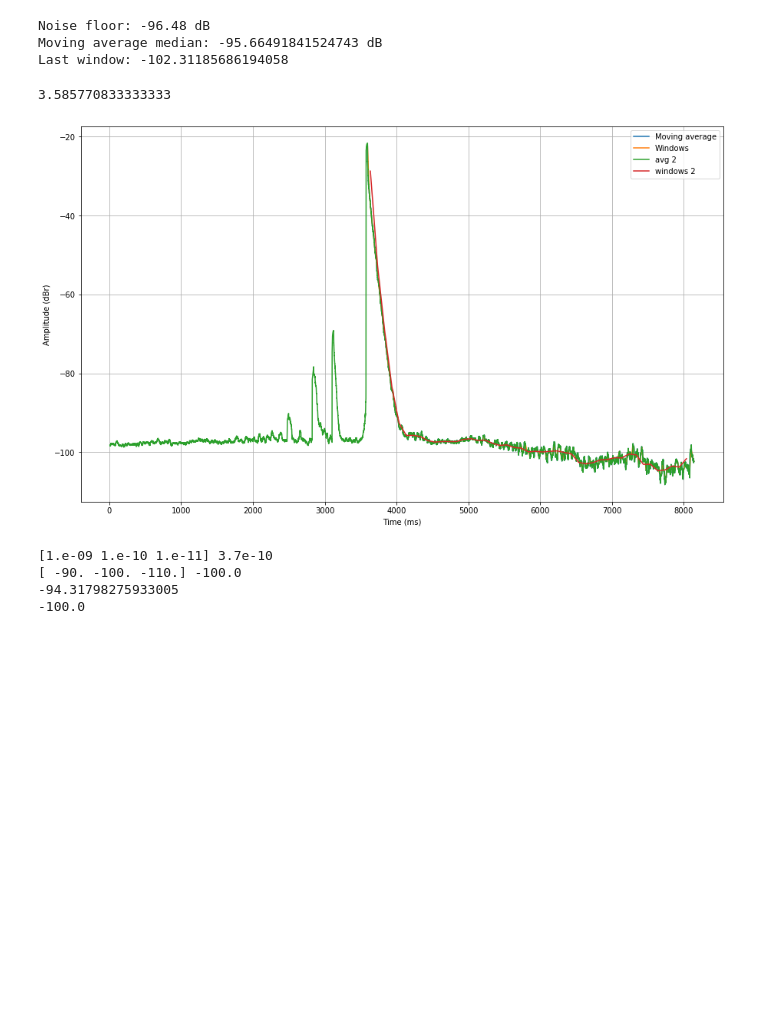
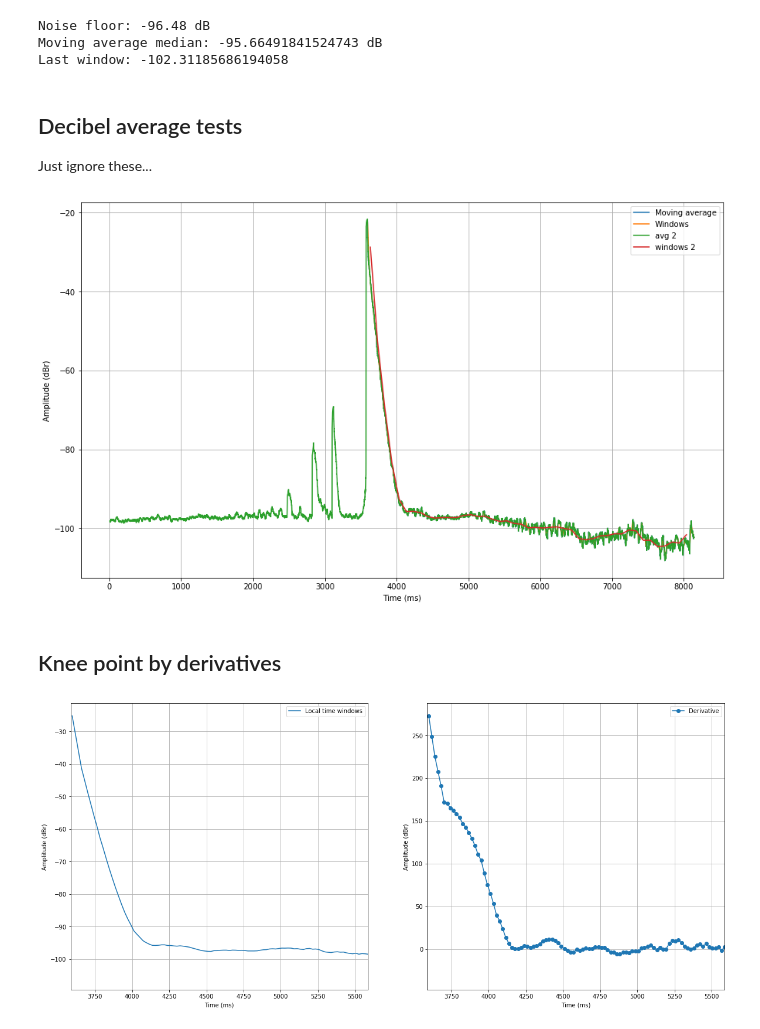
Before and after one commit to jaakkopasanen/Impulcifer, a Jupyter notebook: research/reverberation-management/lundeby.ipynb, the cells around one changed output. Saved outputs shown, nothing was run; the diff lists cells and outputs as text; code cells hidden in the pictures; blank space fills up the shorter version.

```diff
--- a/research/reverberation-management/lundeby.ipynb
+++ b/research/reverberation-management/lundeby.ipynb
@@ -254,6 +301,9 @@ print(f'Last window: {windows[-1]}')
 Noise floor: -96.48 dB
 Moving average median: -95.66491841524743 dB
 Last window: -102.31185686194058
+# %% [markdown]
+## Decibel average tests
+Just ignore these...
 # %%
 tw = t_windows + peak_time
 fig, ax = plt.subplots()
@@ -271,9 +321,6 @@ _windows = squared.copy()
 _windows = np.reshape(_windows[:_n*_w], (_n, _w))  # Split into time windows
 _windows = np.mean(_windows, axis=1)  # Average each time window
 _windows = 10 * np.log10(_windows)
-
-
-print(peak_time)
 ax.plot((_t_windows + peak_time) * 1000, _windows, label='windows 2')
 
 ax.grid()
@@ -287,17 +334,29 @@ ax.set_ylabel('Amplitude (dBr)')
 #])
 plt.show()
 # %% [output]
-3.585770833333333
 [figure]
-# %%
-x = np.array([1e-9, 1e-10, 1e-11])
-X = 10 * np.log10(x)
-print(x, np.mean(x))
-print(X, np.mean(X))
-print(10 * np.log10(np.mean(x)))
-print(np.mean(10 * np.log10(x)))
-# %% [output]
-[1.e-09 1.e-10 1.e-11] 3.7e-10
-[ -90. -100. -110.] -100.0
--94.31798275933005
--100.0
+# %% [markdown]
+## Knee point by derivatives
+# %%
+_w = 5
+smooth = signal.savgol_filter(windows, _w, 1)
+shifted = np.roll(smooth, -1)
+shifted[-1] = shifted[-2]
+shifted = smooth - shifted
+#shifted = running_mean(shifted, _w)
+shifted = signal.savgol_filter(shifted, _w, 1)
+shifted /= wd  # Decibels per second, wd is the local time window duration
+
+fig, axs = plt.subplots(1, 2)
+fig.set_size_inches(20, 9)
+axs[0].plot(tw * 1000, smooth, label='Local time windows')
+axs[1].plot(tw * 1000, shifted, '-o', label='Derivative')
+for ax in axs:
+    ax.grid()
+    ax.legend(loc='upper right')
+    ax.set_xlabel('Time (ms)')
+    ax.set_ylabel('Amplitude (dBr)')
+    ax.set_xlim([peak_time * 1000, (peak_time + 2) * 1000])
+plt.show()
+# %% [output]
+[figure, added]
```
Also changed, not shown: parts of 8 cells of this notebook, 6 other files.
